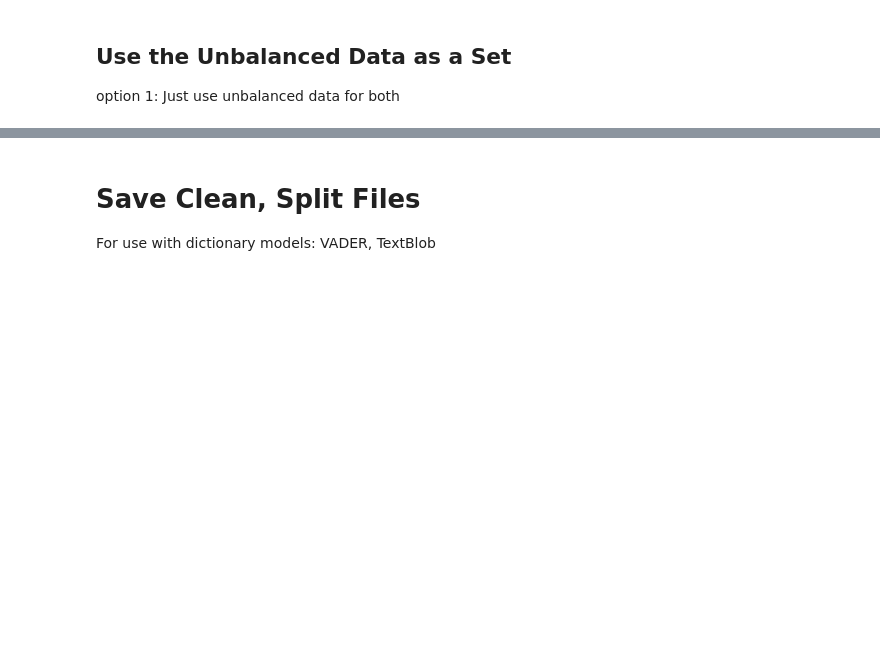
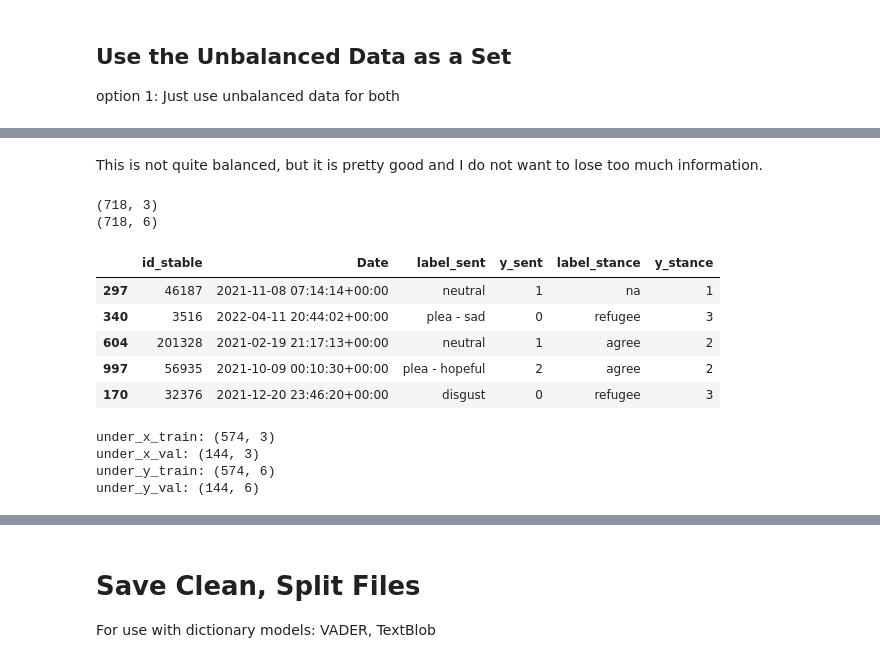
Before and after one commit to loopyQueen/RefugeeSentiment, a Jupyter notebook: dataSplitBalance.ipynb, the cells around one changed output, grey strips where cells are left out. Saved outputs shown, nothing was run; the diff lists cells and outputs as text; code cells hidden in the pictures; blank space fills up the shorter version.

```diff
--- a/dataSplitBalance.ipynb
+++ b/dataSplitBalance.ipynb
@@ -331,0 +425,31 @@ Steps:
+# %% [markdown]
+This is not quite balanced, but it is pretty good and I do not want to lose too much information.
+# %%
+# Divide out the x and y from temp_under
+temp_x = temp_under[x_cols]
+print(temp_x.shape)
+
+temp_y = temp_under[y_cols]
+print(temp_y.shape)
+temp_y.head()
+# %% [output]
+(718, 3)
+(718, 6)
+|  | id_stable | Date | label_sent | y_sent | label_stance | y_stance |
+| 297 | 46187 | 2021-11-08 07:14:14+00:00 | neutral | 1 | na | 1 |
+| 340 | 3516 | 2022-04-11 20:44:02+00:00 | plea - sad | 0 | refugee | 3 |
+| 604 | 201328 | 2021-02-19 21:17:13+00:00 | neutral | 1 | agree | 2 |
+| 997 | 56935 | 2021-10-09 00:10:30+00:00 | plea - hopeful | 2 | agree | 2 |
+| 170 | 32376 | 2021-12-20 23:46:20+00:00 | disgust | 0 | refugee | 3 |
+# %%
+# Split temp_under data 80/20
+under_x_train, under_x_val, under_y_train, under_y_val = train_test_split(temp_x, temp_y, test_size = 0.20, random_state = 1018, stratify = temp_under.y_sent.values)
+print("under_x_train:", under_x_train.shape)
+print("under_x_val:", under_x_val.shape)
+print("under_y_train:", under_y_train.shape)
+print("under_y_val:", under_y_val.shape)
+# %% [output]
+under_x_train: (574, 3)
+under_x_val: (144, 3)
+under_y_train: (574, 6)
+under_y_val: (144, 6)
```
Also changed, not shown: parts of 22 cells of this notebook, 8 other files.
